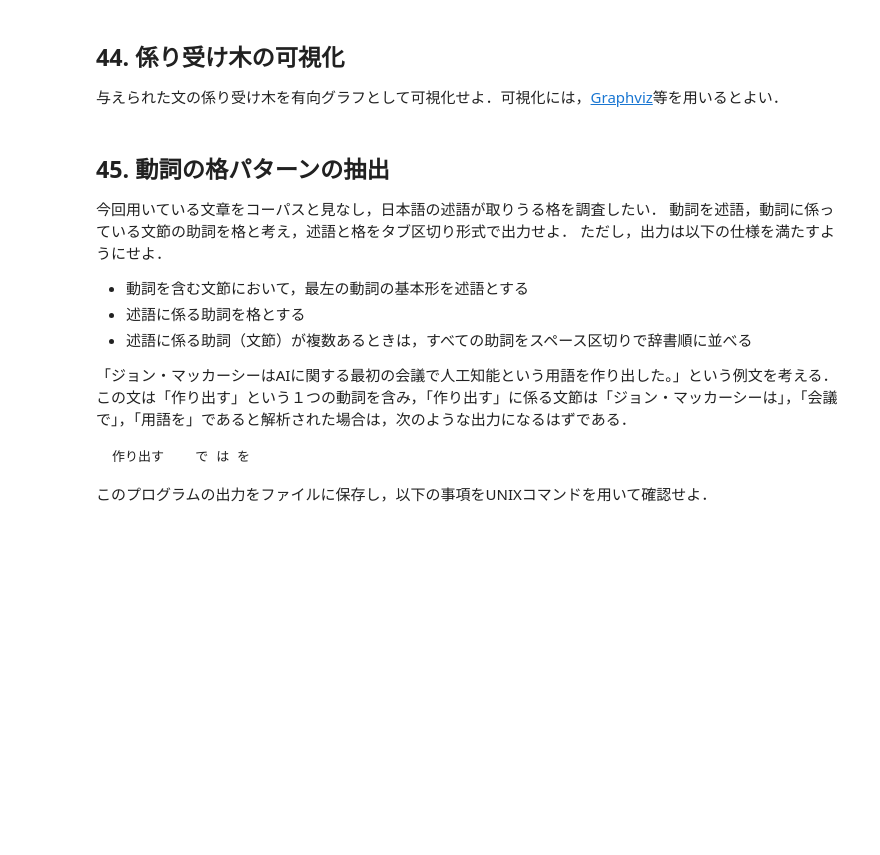
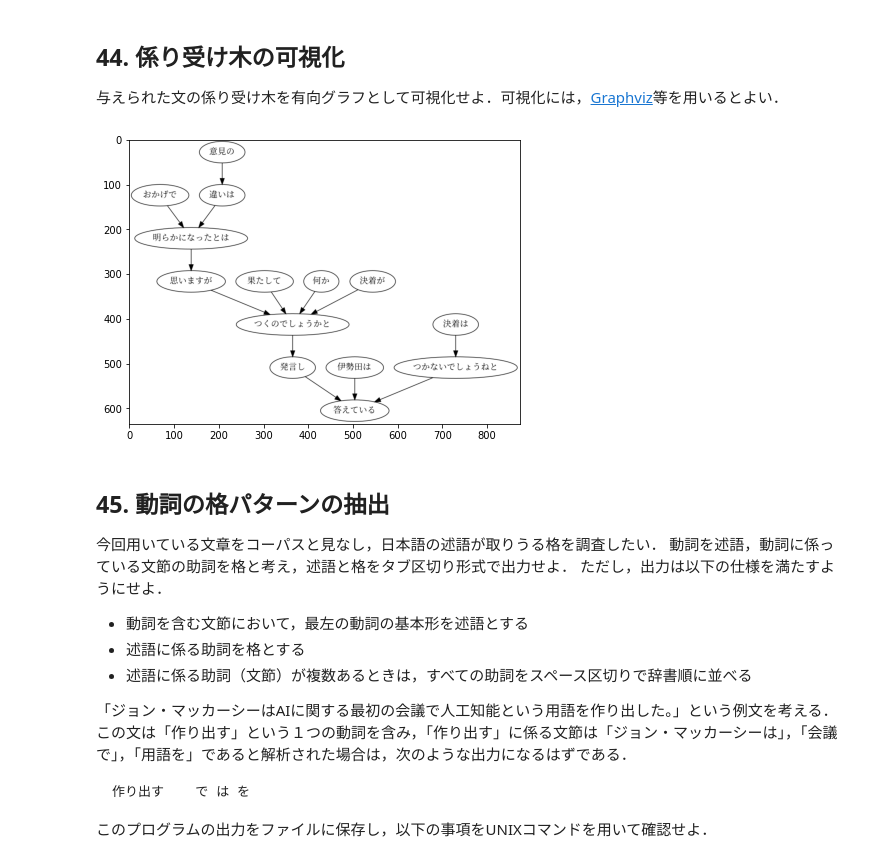
Before and after one commit to yuichi0625/practice-nlp100, a Jupyter notebook: chapters/第5章 係り受け解析.ipynb, the cells around one changed output. Cells and saved outputs as stored; diff of their text form; code cells hidden in the pictures; blank space fills up the shorter version.

```diff
--- a/chapters/第5章 係り受け解析.ipynb
+++ b/chapters/第5章 係り受け解析.ipynb
@@ -151,3 +172,19 @@ chunk: 答えている - sep: 発言し 伊勢田は    つかないでしょう
 # %% [markdown]
 ## 43. 名詞を含む文節が動詞を含む文節に係るものを抽出
 名詞を含む文節が，動詞を含む文節に係るとき，これらをタブ区切り形式で抽出せよ．ただし，句読点などの記号は出力しないようにせよ．
+# %%
+def convert_chunk2surface(chunk: Chunk) -> str:
+    return ''.join([morph.surface for morph in chunk.morphs if morph.pos != '記号'])
+
+results = []
+for chunks in chunks_list:
+    for chunk in chunks:
+        has_noun = any([morph.pos == '名詞' for morph in chunk.morphs])
+        has_verb = any([morph.pos == '動詞' for morph in chunks[chunk.dst].morphs]) if chunk.dst != -1 else False
+        if has_noun and has_verb:
+            self = convert_chunk2surface(chunk)
+            dst = convert_chunk2surface(chunks[chunk.dst])
+            results.append(f'{self} -> {dst}')
+
+for r in results[-13:]:
+    print(r)
@@ -154,6 +205,30 @@ chunk: 答えている - sep: 発言し 伊勢田は    つかないでしょう
 # %% [markdown]
 ## 44. 係り受け木の可視化
 与えられた文の係り受け木を有向グラフとして可視化せよ．可視化には，[Graphviz](http://www.graphviz.org/)等を用いるとよい．
+# %%
+import pydot
+from matplotlib import pyplot as plt
+%matplotlib inline
+
+def convert_chunk2surface(chunk: Chunk) -> str:
+    return ''.join([morph.surface for morph in chunk.morphs if morph.pos != '記号'])
+
+G = pydot.Dot()
+
+for chunk in (chunks := chunks_list[-1]):
+    if chunk.dst != -1:
+        self = convert_chunk2surface(chunk)
+        dst = convert_chunk2surface(chunks[chunk.dst])
+        G.add_edge(pydot.Edge(self, dst))
+
+G.write_png('dependency.png')
+
+img = plt.imread('dependency.png')
+plt.figure(figsize=(7, 7))
+plt.imshow(img)
+plt.show()
+# %% [output]
+[figure, added]
 # %% [markdown]
 ## 45. 動詞の格パターンの抽出
 今回用いている文章をコーパスと見なし，日本語の述語が取りうる格を調査したい． 動詞を述語，動詞に係っている文節の助詞を格と考え，述語と格をタブ区切り形式で出力せよ． ただし，出力は以下の仕様を満たすようにせよ．
```
Also changed, not shown: parts of 13 cells of this notebook.
